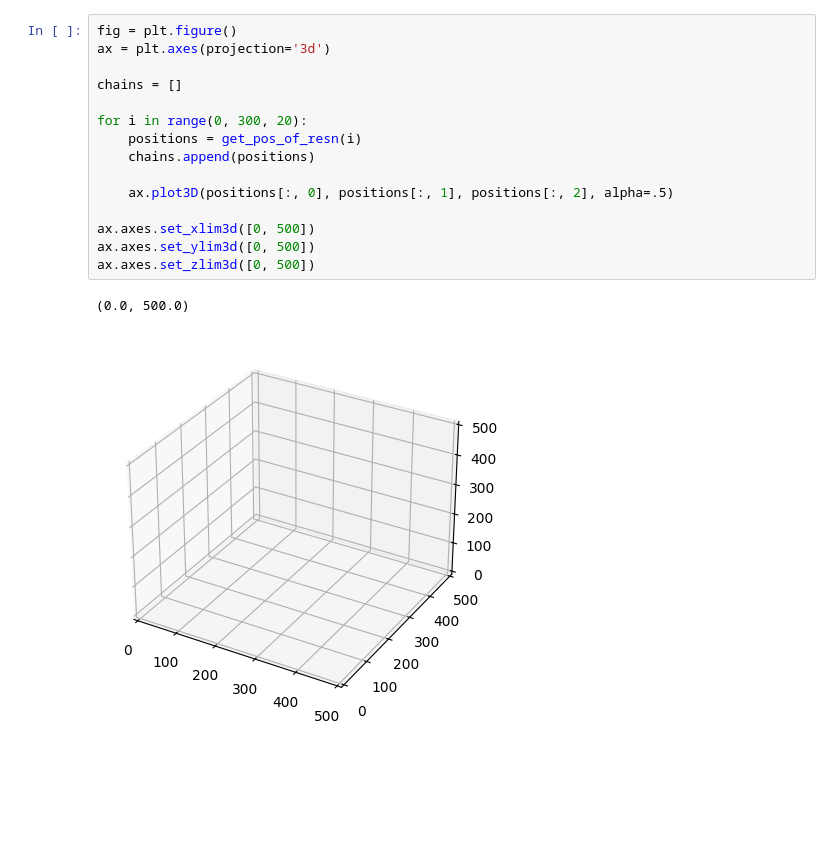
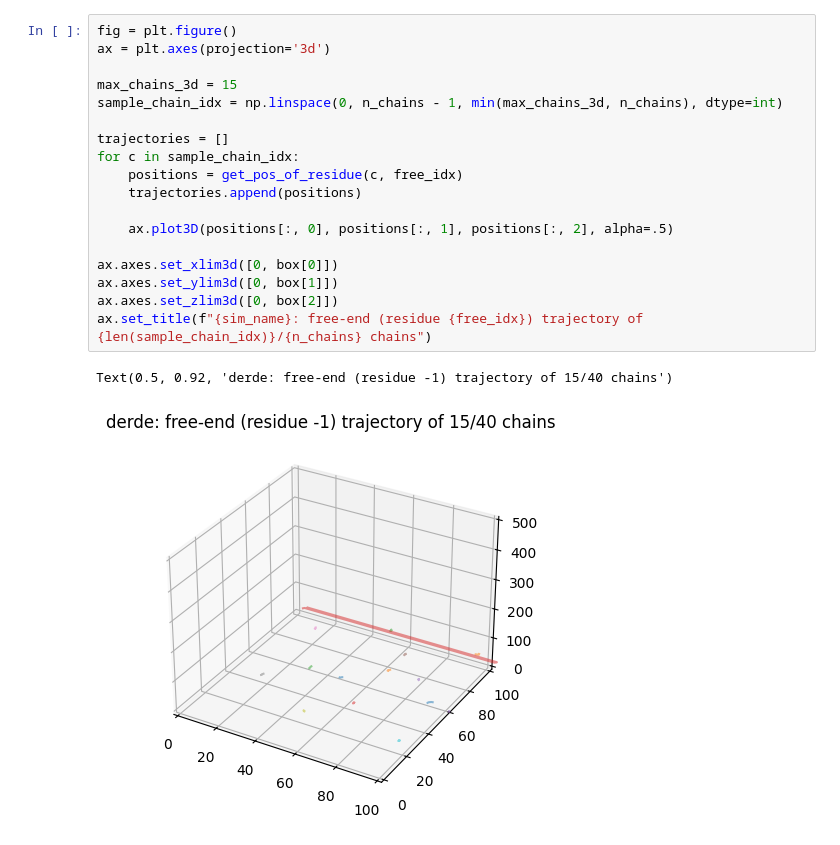
Before and after one commit to Delft-iGEM/ELP-Simulations, a Jupyter notebook: analyze.ipynb, the cells around one changed output. Cells and saved outputs as stored; diff of their text form; blank space fills up the shorter version.

```diff
--- a/analyze.ipynb
+++ b/analyze.ipynb
@@ -20,21 +59,24 @@ def get_pos_of_resn(res_n):
 # %%
 fig = plt.figure()
 ax = plt.axes(projection='3d')
 
-chains = []
+max_chains_3d = 15
+sample_chain_idx = np.linspace(0, n_chains - 1, min(max_chains_3d, n_chains), dtype=int)
 
-for i in range(0, 300, 20):
-    positions = get_pos_of_resn(i)
-    chains.append(positions)
+trajectories = []
+for c in sample_chain_idx:
+    positions = get_pos_of_residue(c, free_idx)
+    trajectories.append(positions)
 
     ax.plot3D(positions[:, 0], positions[:, 1], positions[:, 2], alpha=.5)
 
-ax.axes.set_xlim3d([0, 500])
-ax.axes.set_ylim3d([0, 500])
-ax.axes.set_zlim3d([0, 500])
+ax.axes.set_xlim3d([0, box[0]])
+ax.axes.set_ylim3d([0, box[1]])
+ax.axes.set_zlim3d([0, box[2]])
+ax.set_title(f"{sim_name}: free-end (residue {free_idx}) trajectory of {len(sample_chain_idx)}/{n_chains} chains")
 # %% [output]
-(0.0, 500.0)
+Text(0.5, 0.92, 'derde: free-end (residue -1) trajectory of 15/40 chains')
-[figure, old version]
+[figure, new version]
 # %%
 import matplotlib.pyplot as plt
 
```
Also changed, not shown: parts of 2 cells of this notebook, 7 other files.
